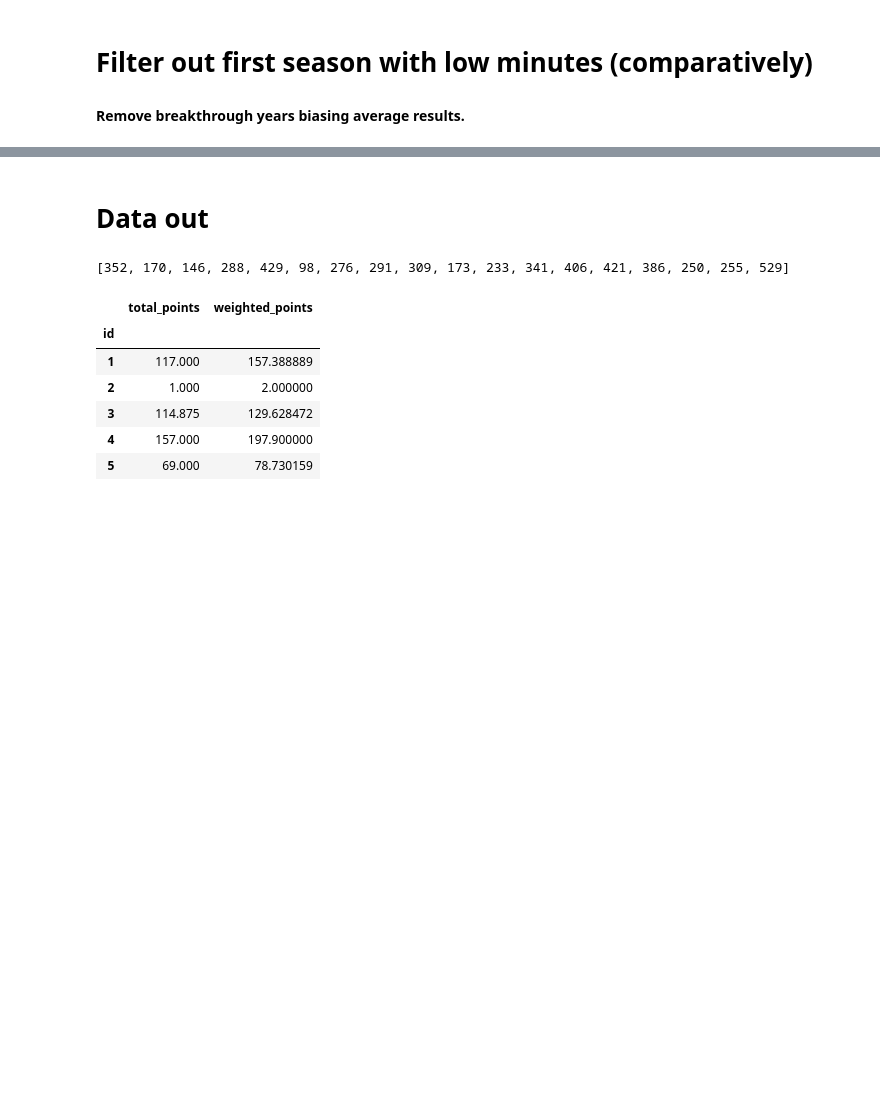
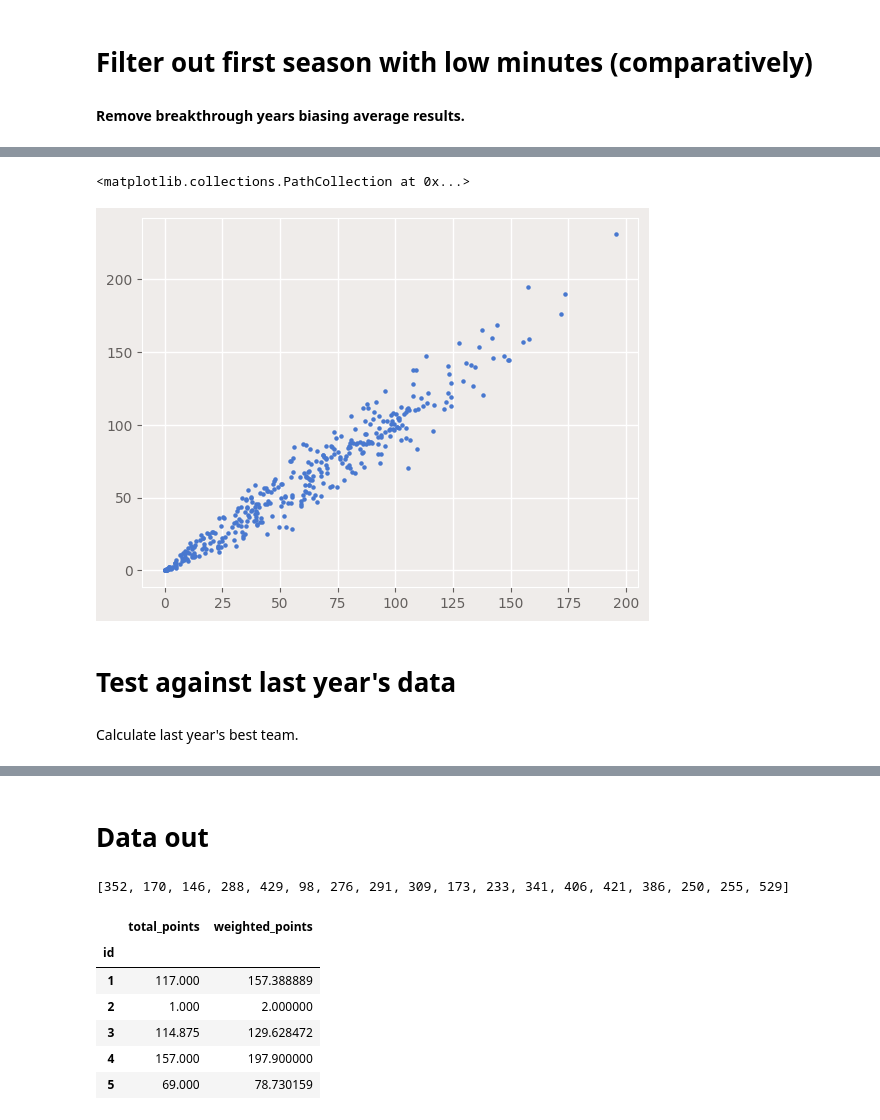
Before and after one commit to edwardhutchinson/fantasy-football-epl, a Jupyter notebook: notebooks/metric_research.ipynb, the cells around one changed output, grey strips where cells are left out. Drawn from its saved outputs; the diff is of its cells as text; code cells hidden in the pictures; blank space fills up the shorter version.

```diff
--- a/notebooks/metric_research.ipynb
+++ b/notebooks/metric_research.ipynb
@@ -171,0 +176,10 @@ plt.show()
+# %%
+def seasons_req_filter(players_data: pd.DataFrame, seasons_required: int) -> pd.DataFrame:
+    is_req_met = (
+        players_data[["id", "season_name"]].groupby("id").count() > seasons_required
+    )["season_name"]
+    return players_data[players_data["id"].apply(lambda player_id: is_req_met[player_id])].copy()
+# %%
+historic_filtered = seasons_req_filter(players_data=historic, seasons_required=1)
+historic_filtered["year_no_points_multiplier"] = historic_filtered["year_no"] * historic_filtered["total_points"]
+historic_filtered = historic_filtered.set_index("id")
@@ -171,0 +203,3 @@ plt.show()
+# %%
+aggregates = historic_filtered[["total_points", "minutes"]].groupby(by=historic_filtered.index)\
+    .mean().rename(columns={"total_points": "points_flat_avg", "minutes": "minutes_flat_avg"})
@@ -171,0 +208,7 @@ plt.show()
+# %%
+aggregates = aggregates.join(
+    historic_filtered.groupby(by=historic_filtered.index)
+    .agg({"year_no_points_multiplier": "sum", "year_no": "sum"})
+    .rename(columns={"year_no_points_multiplier": "yr_pts_avg", "year_no": "year_no_sum"})
+    )
+aggregates["points_bias_recent_avg"] = aggregates["yr_pts_avg"] / aggregates["year_no_sum"]
@@ -171,0 +232,8 @@ plt.show()
+# %%
+fig, ax = plt.subplots()
+ax.scatter(x="points_flat_avg", y="points_bias_recent_avg", data=aggregates, s=5)
+# %% [output]
+<matplotlib.collections.PathCollection at 0x...>
+[figure, added]
+# %% [markdown]
+# Test against last year's data
@@ -171,0 +242,2 @@ plt.show()
+# %% [markdown]
+Calculate last year's best team.
```
Also changed, not shown: parts of 28 cells of this notebook, 1 other file.
